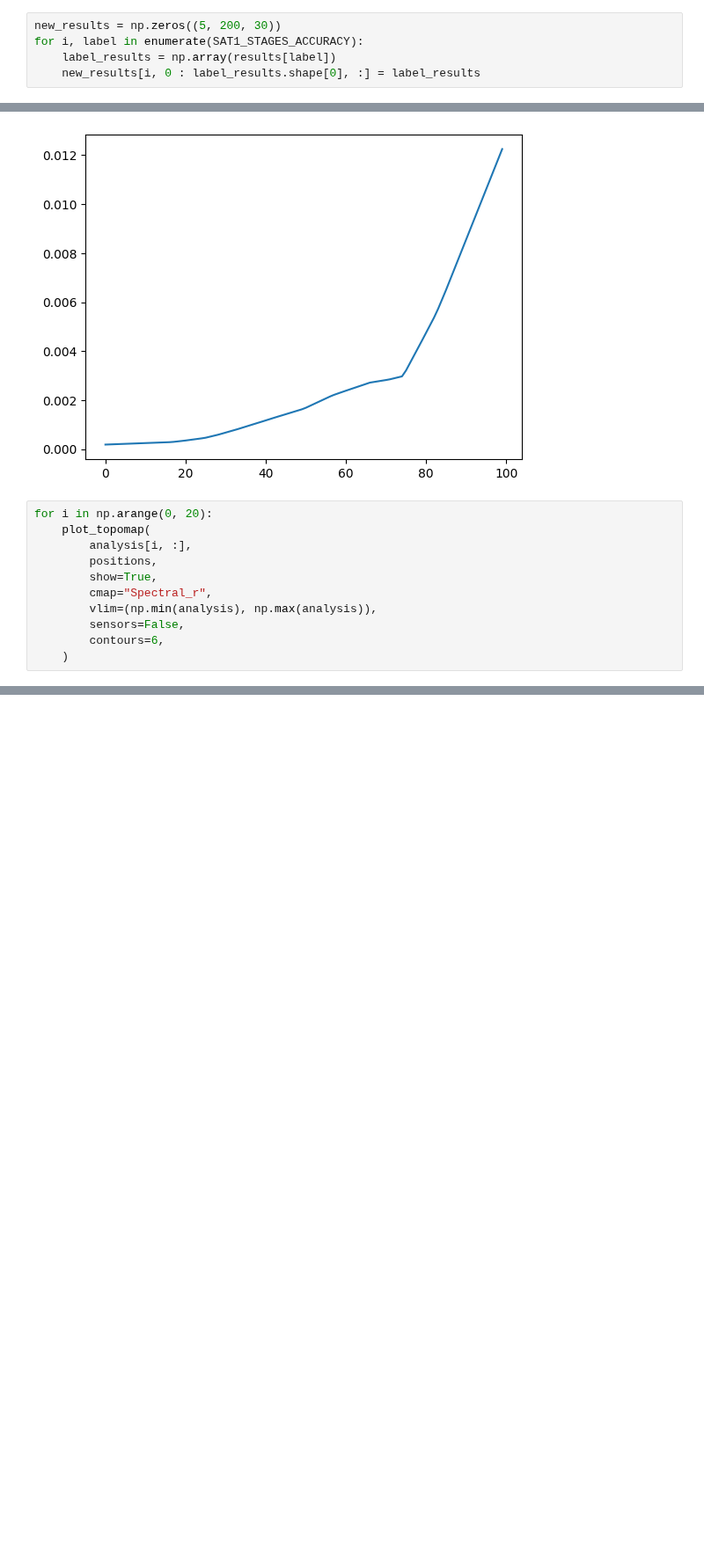
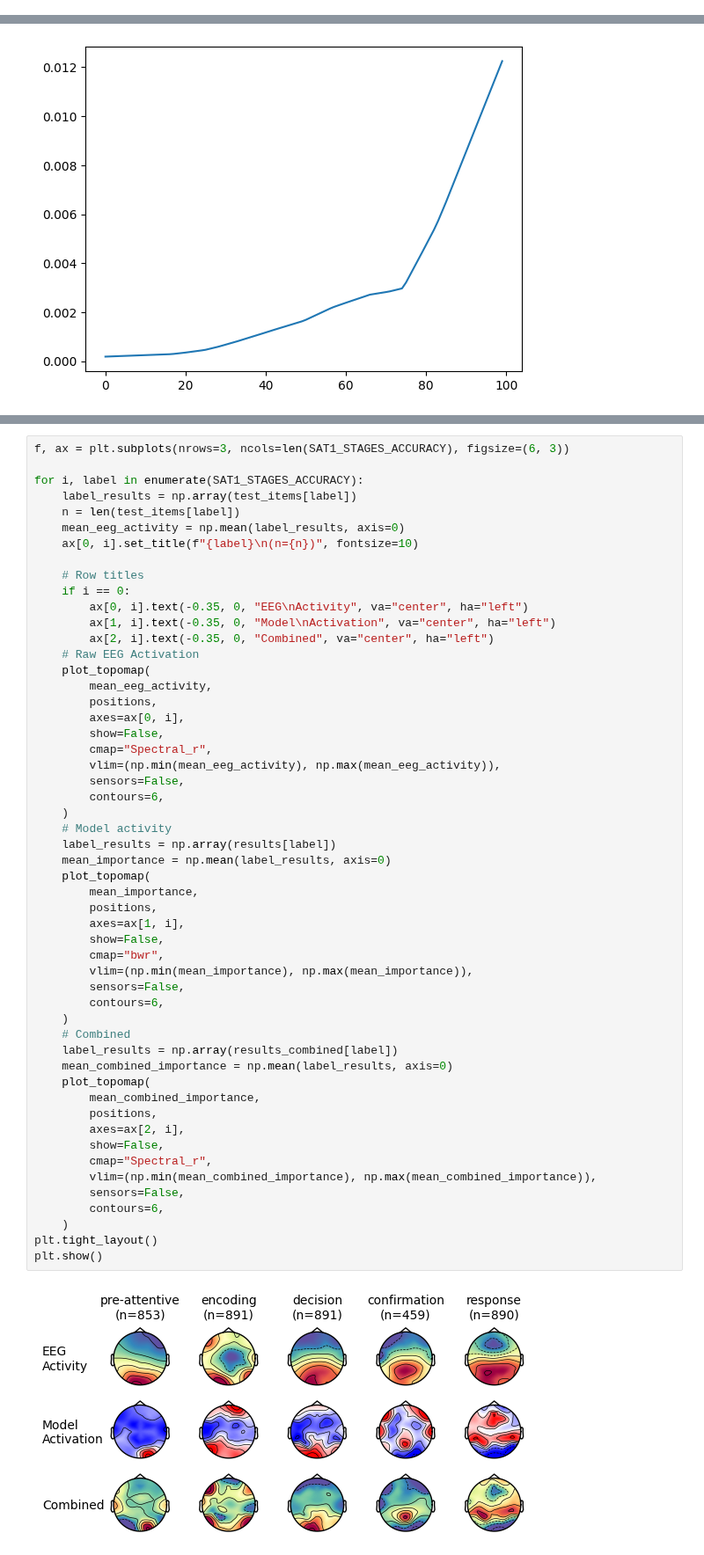
Before and after one commit to rickdott/hmp-ai, a Jupyter notebook: innvestigate.ipynb, the cells around one changed output, grey strips where cells are left out. Shown at 88% size. Cells and saved outputs as stored; diff of their text form; blank space fills up the shorter version.

```diff
--- a/innvestigate.ipynb
+++ b/innvestigate.ipynb
@@ -169,5 +141,0 @@ NameError: name 'plt' is not defined
-# %%
-new_results = np.zeros((5, 200, 30))
-for i, label in enumerate(SAT1_STAGES_ACCURACY):
-    label_results = np.array(results[label])
-    new_results[i, 0 : label_results.shape[0], :] = label_results
@@ -239,14 +199,3 @@ plt.plot(np.mean(interpolated, axis=0))
 plt.show()
 # %% [output]
 [figure]
-# %%
-for i in np.arange(0, 20):
-    plot_topomap(
-        analysis[i, :],
-        positions,
-        show=True,
-        cmap="Spectral_r",
-        vlim=(np.min(analysis), np.max(analysis)),
-        sensors=False,
-        contours=6,
-    )
@@ -280,0 +233,55 @@ plt.show()
+# %%
+f, ax = plt.subplots(nrows=3, ncols=len(SAT1_STAGES_ACCURACY), figsize=(6, 3))
+
+for i, label in enumerate(SAT1_STAGES_ACCURACY):
+    label_results = np.array(test_items[label])
+    n = len(test_items[label])
+    mean_eeg_activity = np.mean(label_results, axis=0)
+    ax[0, i].set_title(f"{label}\n(n={n})", fontsize=10)
+
+    # Row titles
+    if i == 0:
+        ax[0, i].text(-0.35, 0, "EEG\nActivity", va="center", ha="left")
+        ax[1, i].text(-0.35, 0, "Model\nActivation", va="center", ha="left")
+        ax[2, i].text(-0.35, 0, "Combined", va="center", ha="left")
+    # Raw EEG Activation
+    plot_topomap(
+        mean_eeg_activity,
+        positions,
+        axes=ax[0, i],
+        show=False,
+        cmap="Spectral_r",
+        vlim=(np.min(mean_eeg_activity), np.max(mean_eeg_activity)),
+        sensors=False,
+        contours=6,
+    )
+    # Model activity
+    label_results = np.array(results[label])
+    mean_importance = np.mean(label_results, axis=0)
+    plot_topomap(
+        mean_importance,
+        positions,
+        axes=ax[1, i],
+        show=False,
+        cmap="bwr",
+        vlim=(np.min(mean_importance), np.max(mean_importance)),
+        sensors=False,
+        contours=6,
+    )
+    # Combined
+    label_results = np.array(results_combined[label])
+    mean_combined_importance = np.mean(label_results, axis=0)
+    plot_topomap(
+        mean_combined_importance,
+        positions,
+        axes=ax[2, i],
+        show=False,
+        cmap="Spectral_r",
+        vlim=(np.min(mean_combined_importance), np.max(mean_combined_importance)),
+        sensors=False,
+        contours=6,
+    )
+plt.tight_layout()
+plt.show()
+# %% [output]
+[figure, added]
```
Also changed, not shown: parts of 13 cells of this notebook, 6 other files.
